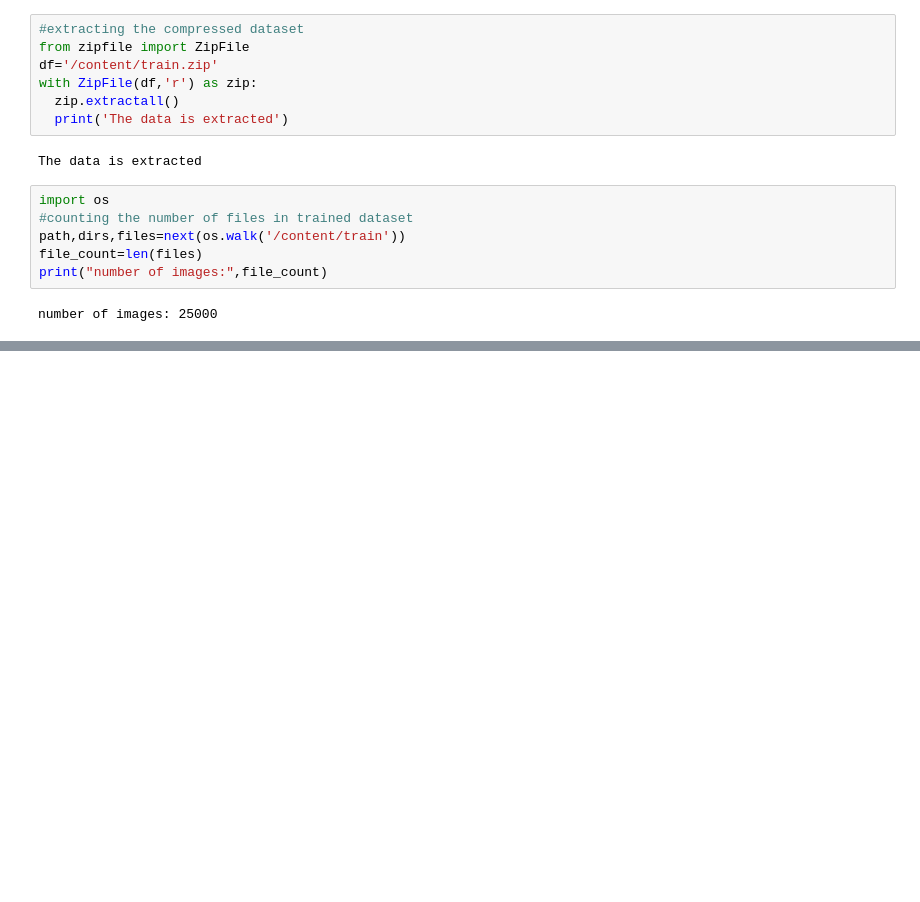
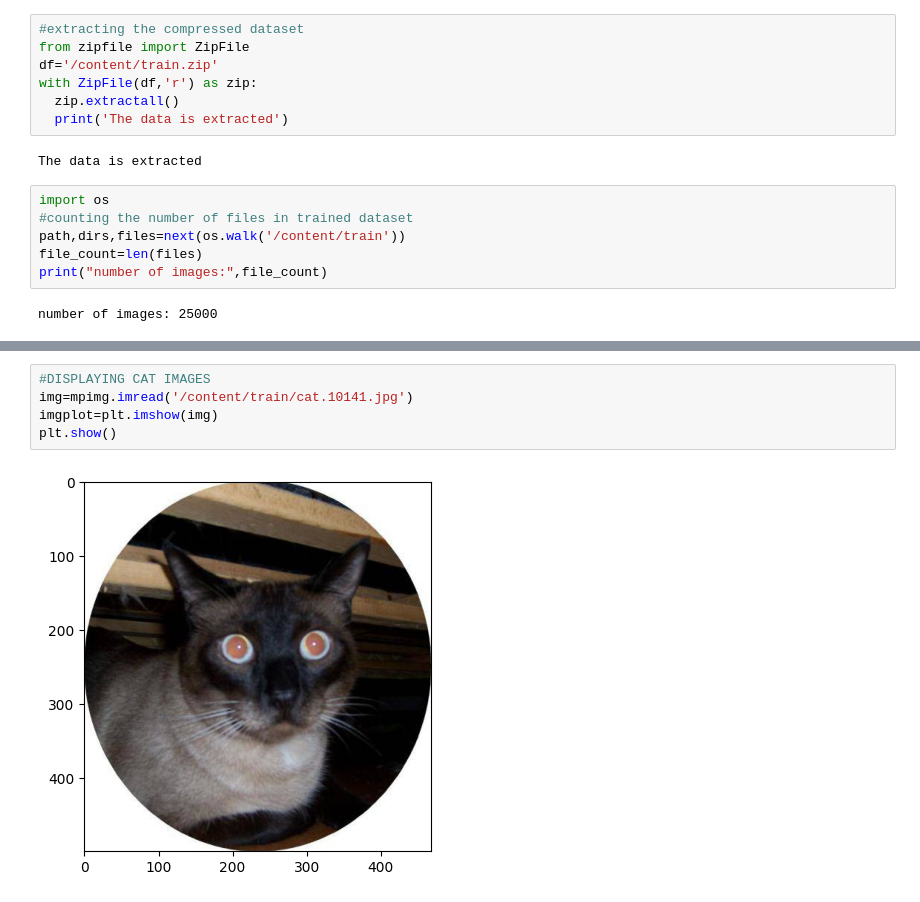
Before and after one commit to shivicode1108/Dog-vs-Cat-Classification, a Jupyter notebook: dog_vs_cat_classification.ipynb, the cells around one changed output, grey strips where cells are left out. Saved outputs shown, nothing was run; the diff lists cells and outputs as text; blank space fills up the shorter version.

```diff
--- a/dog_vs_cat_classification.ipynb
+++ b/dog_vs_cat_classification.ipynb
@@ -59,0 +85,7 @@ number of images: 25000
+# %%
+#DISPLAYING CAT IMAGES
+img=mpimg.imread('/content/train/cat.10141.jpg')
+imgplot=plt.imshow(img)
+plt.show()
+# %% [output]
+[figure, added]
```
Also changed, not shown: parts of 19 cells of this notebook.
